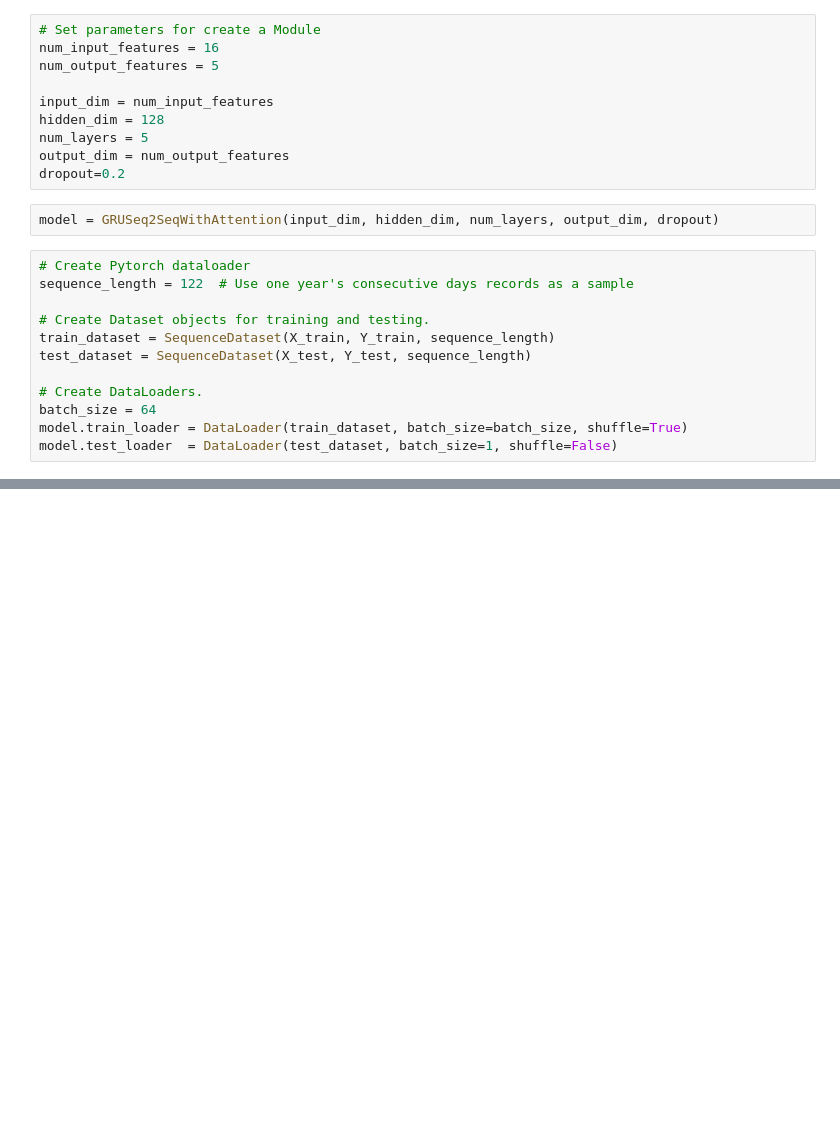
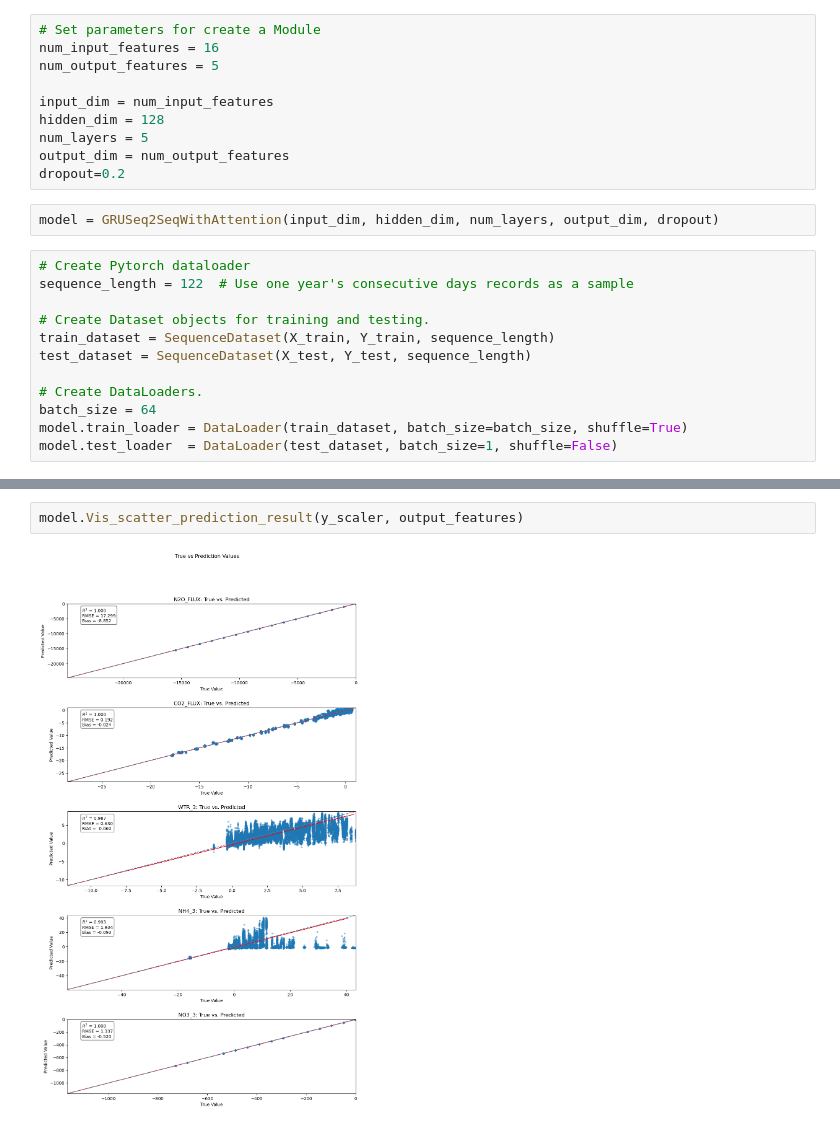
Before and after one commit to AI4Agriculture/PyKGML_development, a Jupyter notebook: finetune_N2O.ipynb, the cells around one changed output, grey strips where cells are left out. Cells and saved outputs as stored; diff of their text form; blank space fills up the shorter version.

```diff
--- a/finetune_N2O.ipynb
+++ b/finetune_N2O.ipynb
@@ -241,0 +214,4 @@ model.Vis_prediction_result(y_scaler, output_features, site=0, year=0)
+# %%
+model.Vis_scatter_prediction_result(y_scaler, output_features)
+# %% [output]
+[figure, added]
```
Also changed, not shown: parts of 10 cells of this notebook.
